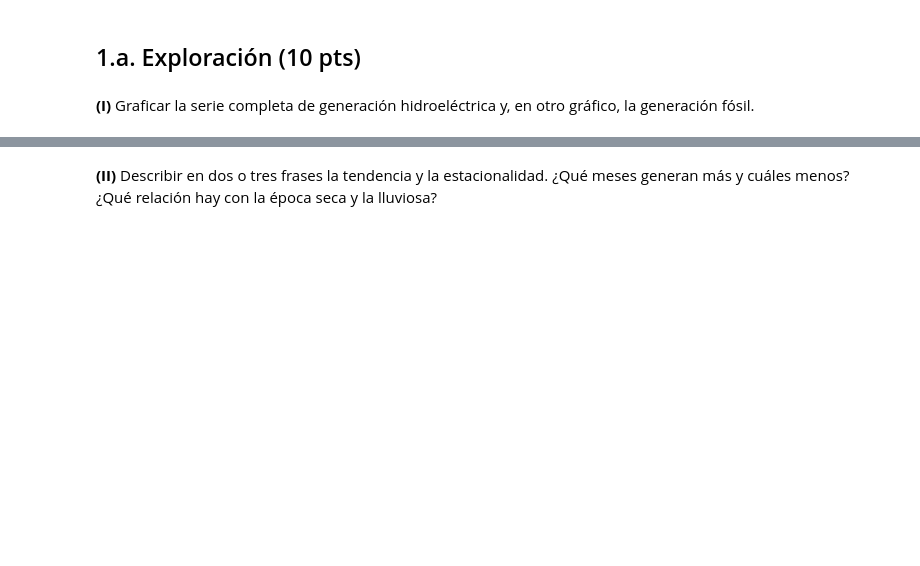
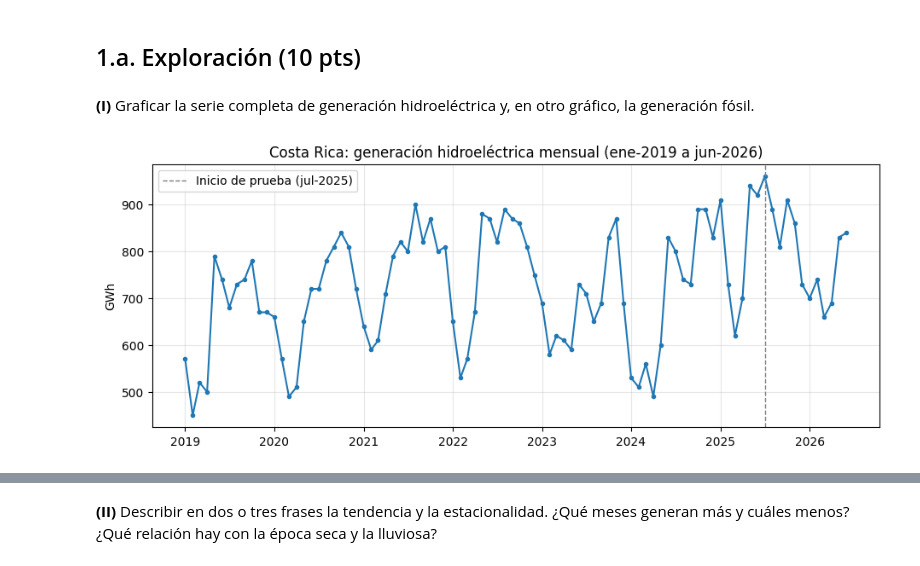
Before and after one commit to miguel-hernandez27/modelado-matematico, a Jupyter notebook: Parcial1_Grupo3.ipynb, the cells around one changed output, grey strips where cells are left out. Cells and saved outputs as stored; diff of their text form; code cells hidden in the pictures; blank space fills up the shorter version.

```diff
--- a/Parcial1_Grupo3.ipynb
+++ b/Parcial1_Grupo3.ipynb
@@ -7,7 +7,13 @@ import pandas as pd
 URL = ("https://storage.googleapis.com/emb-prod-bkt-publicdata/"
 "public-downloads/monthly_full_release_long_format.csv")
 cols = ["Area", "Date", "Variable", "Unit", "Value"]
-crudo = pd.read_csv(URL, usecols=cols, parse_dates=["Date"])
+ARCHIVO_LOCAL = "monthly_full_release_long_format.csv"
+try:
+    crudo = pd.read_csv(ARCHIVO_LOCAL, usecols=cols, parse_dates=["Date"])
+    print(f"Datos leídos localmente: {ARCHIVO_LOCAL}")
+except FileNotFoundError:
+    print("No se encontró el archivo local; descargando desde el URL...")
+    crudo = pd.read_csv(URL, usecols=cols, parse_dates=["Date"])
 cr = crudo[(crudo["Area"] == "Costa Rica") & (crudo["Unit"] == "TWh")]
 cr = (cr.pivot_table(index="Date", columns="Variable", values="Value")
 * 1000).asfreq("MS")[:"2026-06"]
@@ -41,5 +78,14 @@ print(hidro.shape)
 # %% [markdown]
 **(I)** Graficar la serie completa de generación hidroeléctrica y, en otro gráfico, la generación fósil.
 # %%
-# TODO: gráfico de hidro
+fig, ax = plt.subplots()
+ax.plot(hidro.index, hidro, marker="o", ms=3, color="tab:blue")
+ax.axvline(test.index[0], color="gray", ls="--", lw=1, label="Inicio de prueba (jul-2025)")
+ax.set_title("Costa Rica: generación hidroeléctrica mensual (ene-2019 a jun-2026)")
+ax.set_ylabel("GWh")
+ax.grid(alpha=0.3)
+ax.legend()
+plt.show()
+# %% [output]
+[figure, added]
 # %%
```
Also changed, not shown: parts of 23 cells of this notebook.
